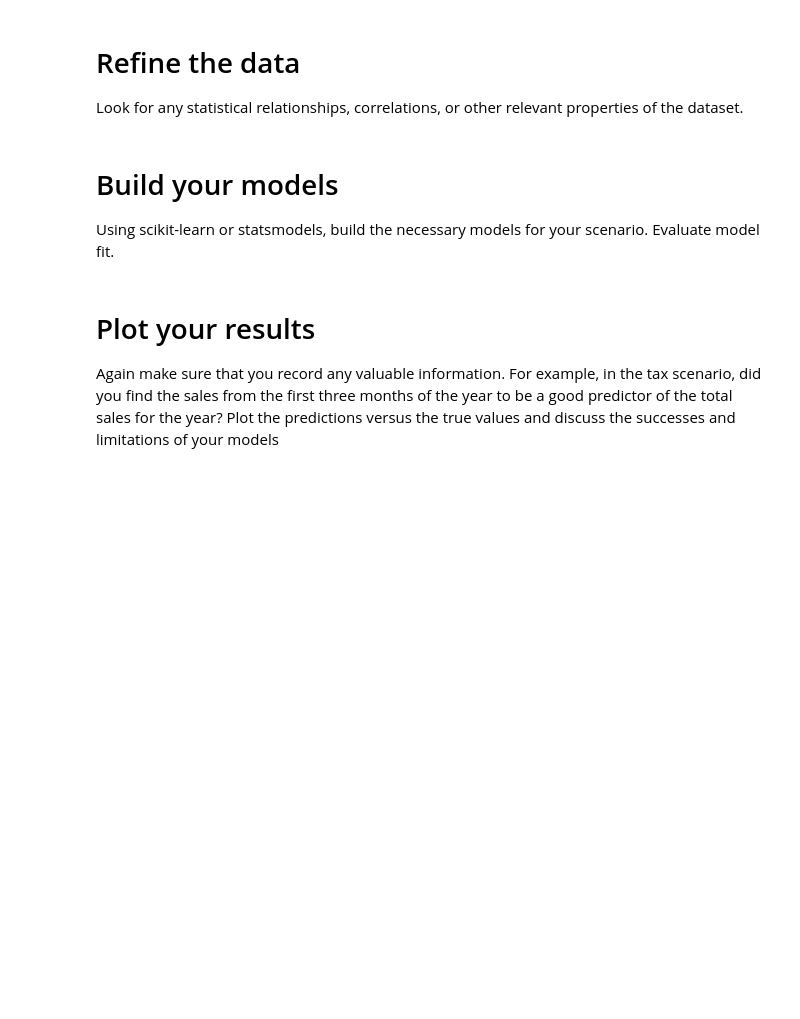
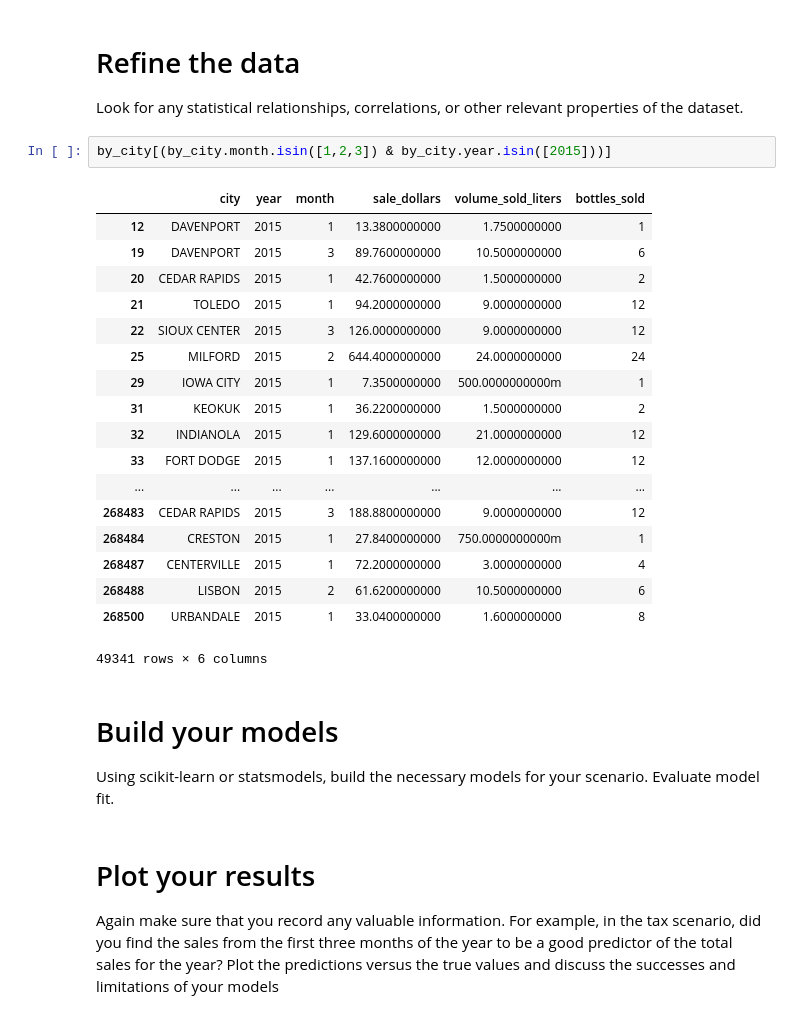
Before and after one commit to matthewbrems/old, a Jupyter notebook: projects/02-project/starter-code/project-2-starter-code-jd.ipynb, the cells around one changed output. Drawn from its saved outputs; the diff is of its cells as text; blank space fills up the shorter version.

```diff
--- a/projects/02-project/starter-code/project-2-starter-code-jd.ipynb
+++ b/projects/02-project/starter-code/project-2-starter-code-jd.ipynb
@@ -237,6 +254,27 @@ Index([u'index', u'store_number', u'city', u'zip_code', u'county_number',
 # Refine the data
 
 Look for any statistical relationships, correlations, or other relevant properties of the dataset.
+# %%
+by_city[(by_city.month.isin([1,2,3]) & by_city.year.isin([2015]))]
+# %% [output]
+|  | city | year | month | sale_dollars | volume_sold_liters | bottles_sold |
+| 12 | DAVENPORT | 2015 | 1 | 13.3800000000 | 1.7500000000 | 1 |
+| 19 | DAVENPORT | 2015 | 3 | 89.7600000000 | 10.5000000000 | 6 |
+| 20 | CEDAR RAPIDS | 2015 | 1 | 42.7600000000 | 1.5000000000 | 2 |
+| 21 | TOLEDO | 2015 | 1 | 94.2000000000 | 9.0000000000 | 12 |
+| 22 | SIOUX CENTER | 2015 | 3 | 126.0000000000 | 9.0000000000 | 12 |
+| 25 | MILFORD | 2015 | 2 | 644.4000000000 | 24.0000000000 | 24 |
+| 29 | IOWA CITY | 2015 | 1 | 7.3500000000 | 500.0000000000m | 1 |
+| 31 | KEOKUK | 2015 | 1 | 36.2200000000 | 1.5000000000 | 2 |
+| 32 | INDIANOLA | 2015 | 1 | 129.6000000000 | 21.0000000000 | 12 |
+| 33 | FORT DODGE | 2015 | 1 | 137.1600000000 | 12.0000000000 | 12 |
+| ... | ... | ... | ... | ... | ... | ... |
+| 268483 | CEDAR RAPIDS | 2015 | 3 | 188.8800000000 | 9.0000000000 | 12 |
+| 268484 | CRESTON | 2015 | 1 | 27.8400000000 | 750.0000000000m | 1 |
+| 268487 | CENTERVILLE | 2015 | 1 | 72.2000000000 | 3.0000000000 | 4 |
+| 268488 | LISBON | 2015 | 2 | 61.6200000000 | 10.5000000000 | 6 |
+| 268500 | URBANDALE | 2015 | 1 | 33.0400000000 | 1.6000000000 | 8 |
+49341 rows × 6 columns
 # %% [markdown]
 # Build your models
 
```
Also changed, not shown: parts of 9 cells of this notebook, 6 other files.
